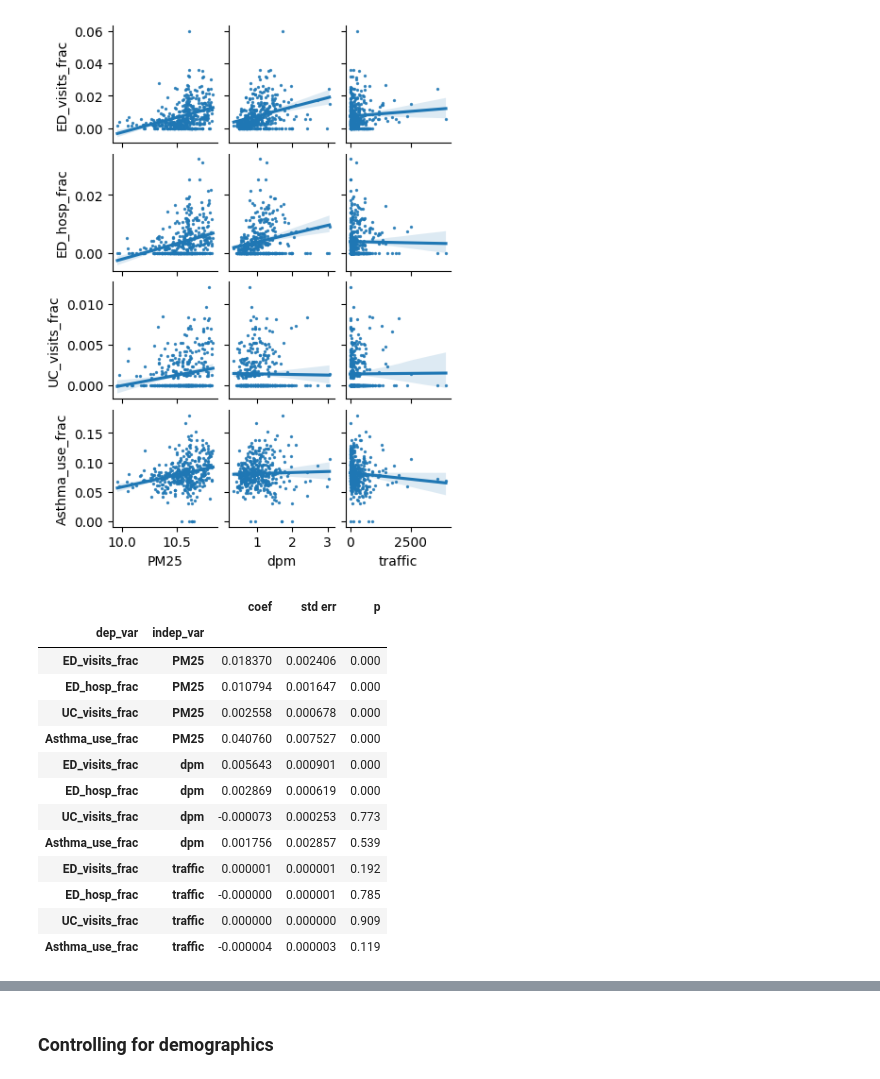
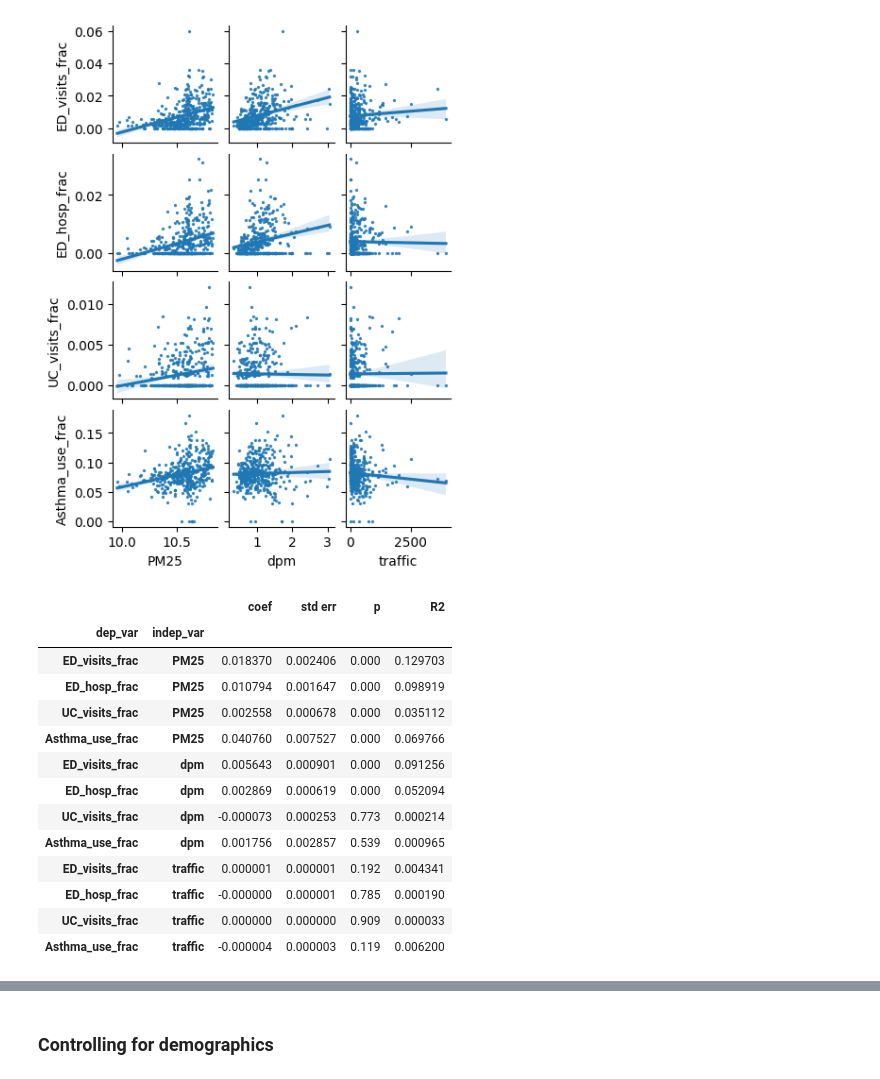
Before and after one commit to eli-goodfriend/air_brain, a Jupyter notebook: notebooks/WIP Asthma vs air quality.ipynb, the cells around one changed output, grey strips where cells are left out. Drawn from its saved outputs; the diff is of its cells as text; code cells hidden in the pictures.

```diff
--- a/notebooks/WIP Asthma vs air quality.ipynb
+++ b/notebooks/WIP Asthma vs air quality.ipynb
@@ -188,30 +206,30 @@ sns.pairplot(df[dep_vars + indep_vars], x_vars=indep_vars, y_vars=dep_vars,
 # %%
 # linear regression, predicting asthma encounter fraction using average air quality measures as sole predictors
 # these are the same as the regressions in the images above
 all_res = list()
 for indep in indep_vars:
     ols_res = dict()
     for dep in dep_vars:
         mod = sm.OLS(df[dep], df[[indep] + ["intercept"]])
         res = mod.fit()
         ols_res[dep] = res
-    all_res.append(ols2df(ols_res)[["coef", "std err", "p"]])
+    all_res.append(ols2df(ols_res)[["coef", "std err", "p", "R2"]])
 pd.concat(all_res).style.pipe(p_col_style)
 # %% [output]
-|  |  | coef | std err | p |
-| dep_var | indep_var |  |  |  |
-| ED_visits_frac | PM25 | 0.018370 | 0.002406 | 0.000 |
-| ED_hosp_frac | PM25 | 0.010794 | 0.001647 | 0.000 |
-| UC_visits_frac | PM25 | 0.002558 | 0.000678 | 0.000 |
-| Asthma_use_frac | PM25 | 0.040760 | 0.007527 | 0.000 |
-| ED_visits_frac | dpm | 0.005643 | 0.000901 | 0.000 |
-| ED_hosp_frac | dpm | 0.002869 | 0.000619 | 0.000 |
-| UC_visits_frac | dpm | -0.000073 | 0.000253 | 0.773 |
-| Asthma_use_frac | dpm | 0.001756 | 0.002857 | 0.539 |
-| ED_visits_frac | traffic | 0.000001 | 0.000001 | 0.192 |
-| ED_hosp_frac | traffic | -0.000000 | 0.000001 | 0.785 |
-| UC_visits_frac | traffic | 0.000000 | 0.000000 | 0.909 |
-| Asthma_use_frac | traffic | -0.000004 | 0.000003 | 0.119 |
+|  |  | coef | std err | p | R2 |
+| dep_var | indep_var |  |  |  |  |
+| ED_visits_frac | PM25 | 0.018370 | 0.002406 | 0.000 | 0.129703 |
+| ED_hosp_frac | PM25 | 0.010794 | 0.001647 | 0.000 | 0.098919 |
+| UC_visits_frac | PM25 | 0.002558 | 0.000678 | 0.000 | 0.035112 |
+| Asthma_use_frac | PM25 | 0.040760 | 0.007527 | 0.000 | 0.069766 |
+| ED_visits_frac | dpm | 0.005643 | 0.000901 | 0.000 | 0.091256 |
+| ED_hosp_frac | dpm | 0.002869 | 0.000619 | 0.000 | 0.052094 |
+| UC_visits_frac | dpm | -0.000073 | 0.000253 | 0.773 | 0.000214 |
+| Asthma_use_frac | dpm | 0.001756 | 0.002857 | 0.539 | 0.000965 |
+| ED_visits_frac | traffic | 0.000001 | 0.000001 | 0.192 | 0.004341 |
+| ED_hosp_frac | traffic | -0.000000 | 0.000001 | 0.785 | 0.000190 |
+| UC_visits_frac | traffic | 0.000000 | 0.000000 | 0.909 | 0.000033 |
+| Asthma_use_frac | traffic | -0.000004 | 0.000003 | 0.119 | 0.006200 |
 # %% [markdown]
 Linear regression shows a significant relationship between PM 2.5 and all asthma encounter fractions, with worse air quality associated with more children having asthma-related medical encounters.
 
```
Also changed, not shown: parts of 40 cells of this notebook, 1 other file.
